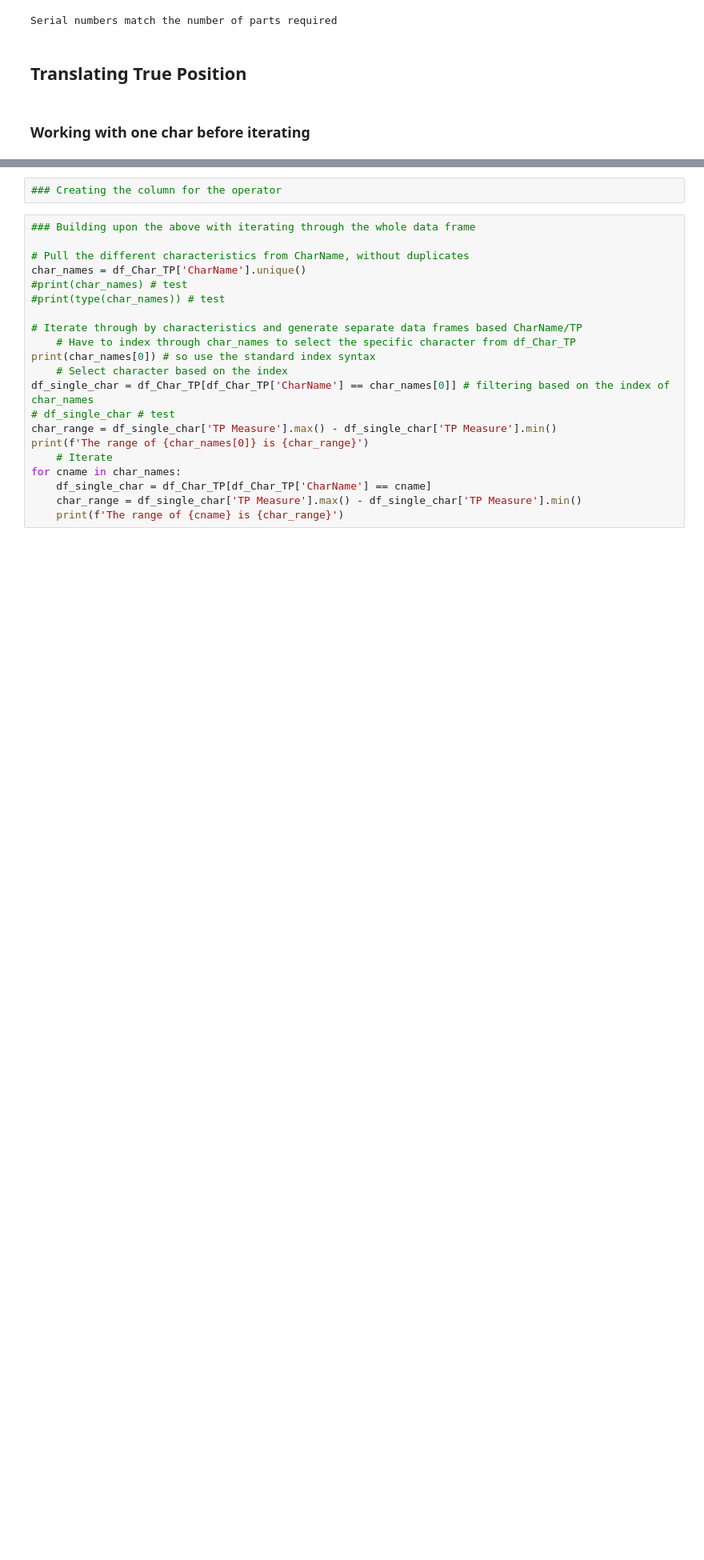
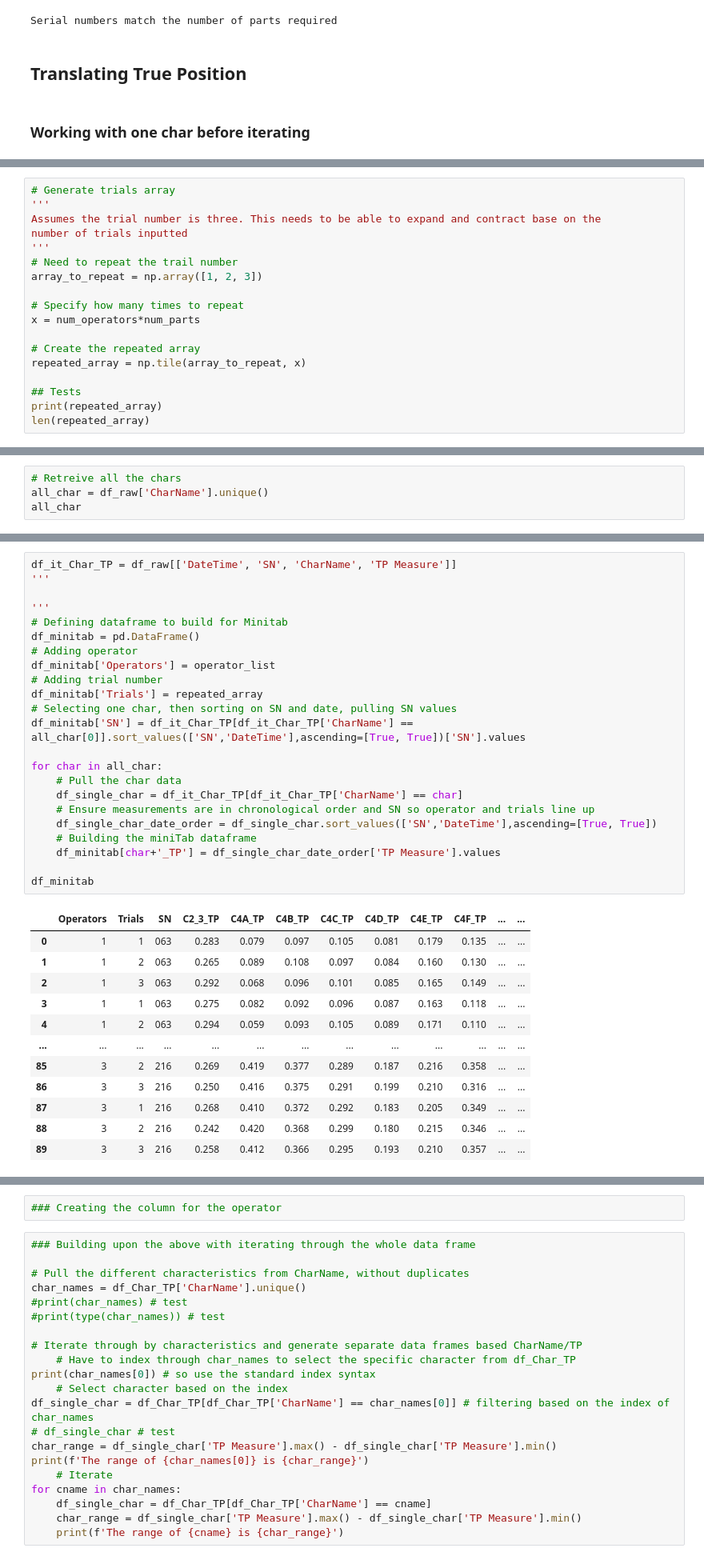
Before and after one commit to kawallac/GoCator-Gage-RR, a Jupyter notebook: Data_Analysis.ipynb, the cells around one changed output, grey strips where cells are left out. Shown at 80% size. Saved outputs shown, nothing was run; the diff lists cells and outputs as text; blank space fills up the shorter version.

```diff
--- a/Data_Analysis.ipynb
+++ b/Data_Analysis.ipynb
@@ -88,0 +155,18 @@ df_single_char_trans.head(3)
+# %%
+# Generate trials array
+'''
+Assumes the trial number is three. This needs to be able to expand and contract base on the
+number of trials inputted
+'''
+# Need to repeat the trail number
+array_to_repeat = np.array([1, 2, 3])
+
+# Specify how many times to repeat
+x = num_operators*num_parts
+
+# Create the repeated array
+repeated_array = np.tile(array_to_repeat, x)
+
+## Tests
+print(repeated_array)
+len(repeated_array)
@@ -88,0 +198,4 @@ df_single_char_trans.head(3)
+# %%
+# Retreive all the chars
+all_char = df_raw['CharName'].unique()
+all_char
@@ -88,0 +207,36 @@ df_single_char_trans.head(3)
+# %%
+df_it_Char_TP = df_raw[['DateTime', 'SN', 'CharName', 'TP Measure']]
+'''
+
+'''
+# Defining dataframe to build for Minitab
+df_minitab = pd.DataFrame()
+# Adding operator
+df_minitab['Operators'] = operator_list
+# Adding trial number
+df_minitab['Trials'] = repeated_array
+# Selecting one char, then sorting on SN and date, pulling SN values
+df_minitab['SN'] = df_it_Char_TP[df_it_Char_TP['CharName'] == all_char[0]].sort_values(['SN','DateTime'],ascending=[True, True])['SN'].values
+
+for char in all_char:
+    # Pull the char data
+    df_single_char = df_it_Char_TP[df_it_Char_TP['CharName'] == char]
+    # Ensure measurements are in chronological order and SN so operator and trials line up
+    df_single_char_date_order = df_single_char.sort_values(['SN','DateTime'],ascending=[True, True])
+    # Building the miniTab dataframe
+    df_minitab[char+'_TP'] = df_single_char_date_order['TP Measure'].values
+
+df_minitab
+# %% [output]
+|  | Operators | Trials | SN | C2_3_TP | C4A_TP | C4B_TP | C4C_TP | C4D_TP | C4E_TP | C4F_TP | ... | ... |
+| 0 | 1 | 1 | 063 | 0.283 | 0.079 | 0.097 | 0.105 | 0.081 | 0.179 | 0.135 | ... | ... |
+| 1 | 1 | 2 | 063 | 0.265 | 0.089 | 0.108 | 0.097 | 0.084 | 0.160 | 0.130 | ... | ... |
+| 2 | 1 | 3 | 063 | 0.292 | 0.068 | 0.096 | 0.101 | 0.085 | 0.165 | 0.149 | ... | ... |
+| 3 | 1 | 1 | 063 | 0.275 | 0.082 | 0.092 | 0.096 | 0.087 | 0.163 | 0.118 | ... | ... |
+| 4 | 1 | 2 | 063 | 0.294 | 0.059 | 0.093 | 0.105 | 0.089 | 0.171 | 0.110 | ... | ... |
+| ... | ... | ... | ... | ... | ... | ... | ... | ... | ... | ... | ... | ... |
+| 85 | 3 | 2 | 216 | 0.269 | 0.419 | 0.377 | 0.289 | 0.187 | 0.216 | 0.358 | ... | ... |
+| 86 | 3 | 3 | 216 | 0.250 | 0.416 | 0.375 | 0.291 | 0.199 | 0.210 | 0.316 | ... | ... |
+| 87 | 3 | 1 | 216 | 0.268 | 0.410 | 0.372 | 0.292 | 0.183 | 0.205 | 0.349 | ... | ... |
+| 88 | 3 | 2 | 216 | 0.242 | 0.420 | 0.368 | 0.299 | 0.180 | 0.215 | 0.346 | ... | ... |
+| 89 | 3 | 3 | 216 | 0.258 | 0.412 | 0.366 | 0.295 | 0.193 | 0.210 | 0.357 | ... | ... |
```
Also changed, not shown: parts of 21 cells of this notebook, 1 other file.
